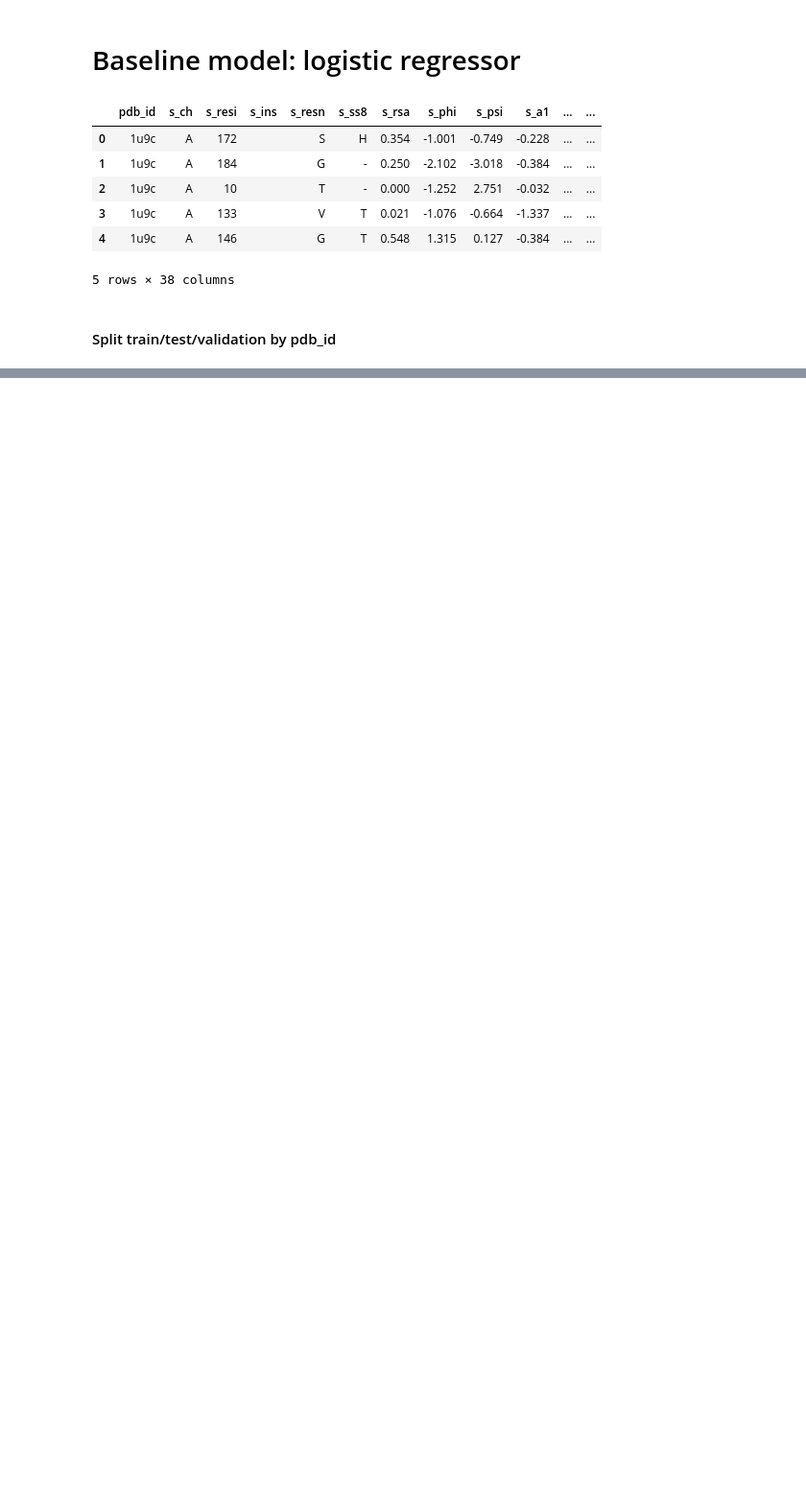
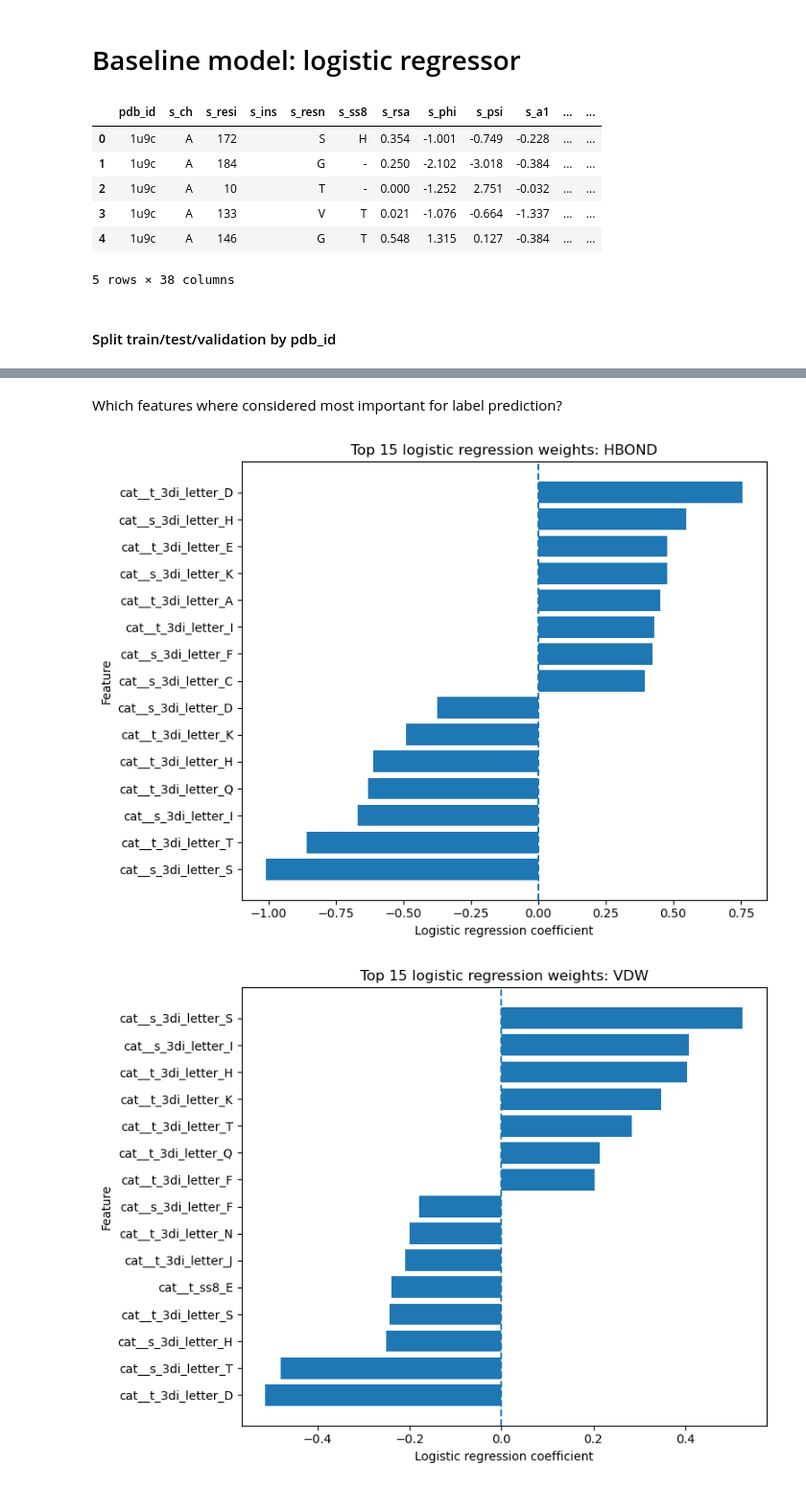
Before and after one commit to miriamzara/SB_Project, a Jupyter notebook: 2_logistic_regression.ipynb, the cells around one changed output, grey strips where cells are left out. Shown at 96% size. Saved outputs shown, nothing was run; the diff lists cells and outputs as text; code cells hidden in the pictures; blank space fills up the shorter version.

```diff
--- a/2_logistic_regression.ipynb
+++ b/2_logistic_regression.ipynb
@@ -21,0 +383,2 @@ df.head()
+# %% [markdown]
+Which features where considered most important for label prediction?
@@ -21,0 +414,27 @@ df.head()
+# %%
+import matplotlib.pyplot as plt
+
+top_n = 15
+
+for class_name, coef_df in coef_tables.items():
+
+    top_df = (
+        coef_df
+        .sort_values("abs_coefficient", ascending=False)
+        .head(top_n)
+        .sort_values("coefficient")
+    )
+
+    plt.figure(figsize=(8, 6))
+    plt.barh(top_df["feature"], top_df["coefficient"])
+
+    plt.axvline(0, linestyle="--")
+    plt.xlabel("Logistic regression coefficient")
+    plt.ylabel("Feature")
+    plt.title(f"Top {top_n} logistic regression weights: {class_name}")
+
+    plt.tight_layout()
+    plt.show()
+# %% [output]
+[figure, added]
+[figure, added]
```
Also changed, not shown: parts of 28 cells of this notebook, 5 other files.
